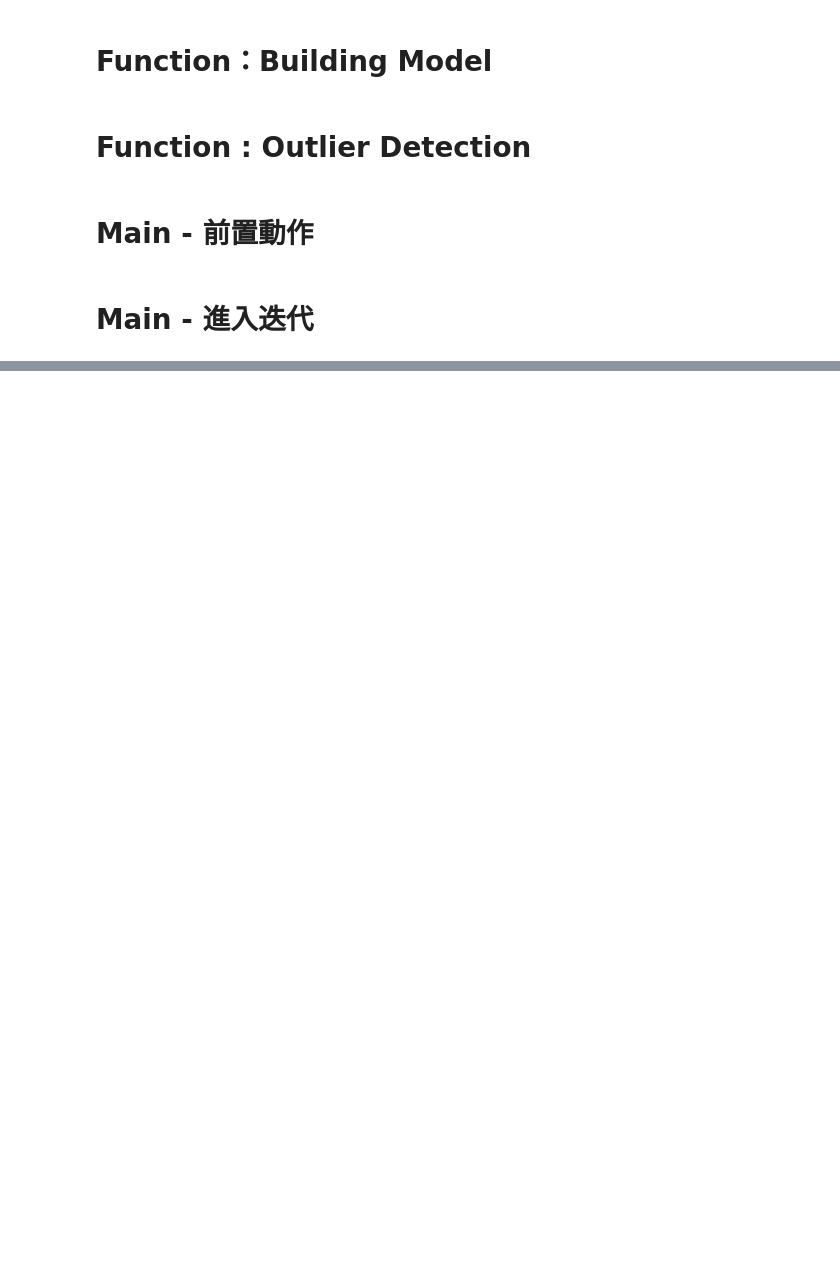
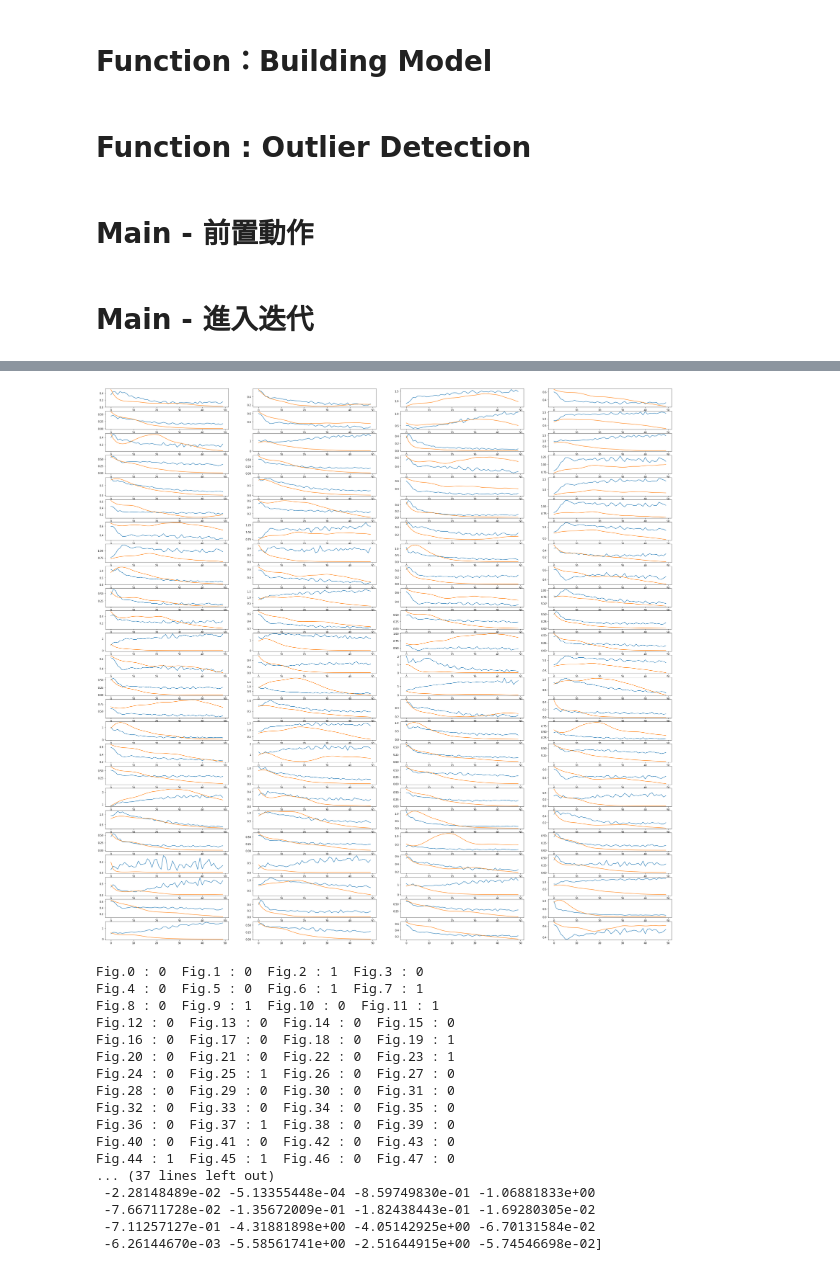
Before and after one commit to BaByingo123/Difference_Training_Project, a Jupyter notebook: DT_main.ipynb, the cells around one changed output, grey strips where cells are left out. Saved outputs shown, nothing was run; the diff lists cells and outputs as text; code cells hidden in the pictures; blank space fills up the shorter version.

Commit message:
增加noise ratio

```diff
--- a/DT_main.ipynb
+++ b/DT_main.ipynb
@@ -128,7 +128,20 @@ def dataset(data):
+# %%
+def create_model_validation():
+
+    # Creat model
+    model = Sequential()
+    model.add(Dense(500,input_dim=10,activation='relu'))
+    model.add(Dense(1000,activation='relu'))
+    model.add(Dense(1,activation='softmax'))
+
+    # Compile model
+    model.compile(loss='binary_crossentropy', optimizer='adam', metrics=['accuracy'])
+
+    return model
 # %% [markdown]
 # Function：Building Model
 # %%
-def build_model():
+def create_model():
 
     model_input = layers.Input(shape=10)
     x = layers.Dense(500,activation='relu', kernel_initializer = 'normal')(model_input)
@@ -143,12 +156,13 @@ def outlier_detection(loss):
 
     abod = ABOD().fit(loss)
 
-    print(abod.decision_function(loss))
+    return abod.decision_function(loss)
 # %% [markdown]
 # Main - 前置動作
 # %%
 iteration = 1      #噪聲標籤檢測迭代次數
-epoch = 50         #訓練次數
+epoch = 50          #訓練次數
+WS_val_iter = []   #紀錄 5-fold validation (noise ratio)
 
 #第一次先載入原始檔案，之後每次迭代都會用 Reverse 過後的資料。
 noisy_path = "./CY_Dataset/2021_04_21_test/test_noisy.csv" #Noisy data path
@@ -276,0 +307,50 @@ NameError: name 'history' is not defined
+# %%
+plt.figure(figsize = (40, 40))
+for i in range(1,len(train_data[4])+1):
+
+    plt.subplot(25,4,i)
+
+    plt.plot(WS_loss[i-1])
+    plt.plot(DS_loss[i-1])
+
+plt.show()
+l = 0
+print("\n\n")
+for i in train_data[4]:
+
+    if i in noisy_index:
+
+        print("Fig.%d : 1 "%(l),end = ' ')
+    else:
+
+        print("Fig.%d : 0 "%(l),end = ' ')
+    l+=1
+
+    if l%4 == 0:
+        print()
+print("\n\n")
+print(result)
+
+# plt.plot(result)
+# plt.xlabel("sample")
+# plt.ylabel("value")
+# plt.show()
+# %% [output]
+[figure, added]
+Fig.0 : 0  Fig.1 : 0  Fig.2 : 1  Fig.3 : 0
+Fig.4 : 0  Fig.5 : 0  Fig.6 : 1  Fig.7 : 1
+Fig.8 : 0  Fig.9 : 1  Fig.10 : 0  Fig.11 : 1
+Fig.12 : 0  Fig.13 : 0  Fig.14 : 0  Fig.15 : 0
+Fig.16 : 0  Fig.17 : 0  Fig.18 : 0  Fig.19 : 1
+Fig.20 : 0  Fig.21 : 0  Fig.22 : 0  Fig.23 : 1
+Fig.24 : 0  Fig.25 : 1  Fig.26 : 0  Fig.27 : 0
+Fig.28 : 0  Fig.29 : 0  Fig.30 : 0  Fig.31 : 0
+Fig.32 : 0  Fig.33 : 0  Fig.34 : 0  Fig.35 : 0
+Fig.36 : 0  Fig.37 : 1  Fig.38 : 0  Fig.39 : 0
+Fig.40 : 0  Fig.41 : 0  Fig.42 : 0  Fig.43 : 0
+Fig.44 : 1  Fig.45 : 1  Fig.46 : 0  Fig.47 : 0
+... (37 lines left out)
+ -2.28148489e-02 -5.13355448e-04 -8.59749830e-01 -1.06881833e+00
+ -7.66711728e-02 -1.35672009e-01 -1.82438443e-01 -1.69280305e-02
+ -7.11257127e-01 -4.31881898e+00 -4.05142925e+00 -6.70131584e-02
+ -6.26144670e-03 -5.58561741e+00 -2.51644915e+00 -5.74546698e-02]
```
Also changed, not shown: parts of 8 cells of this notebook, 1 other file.
